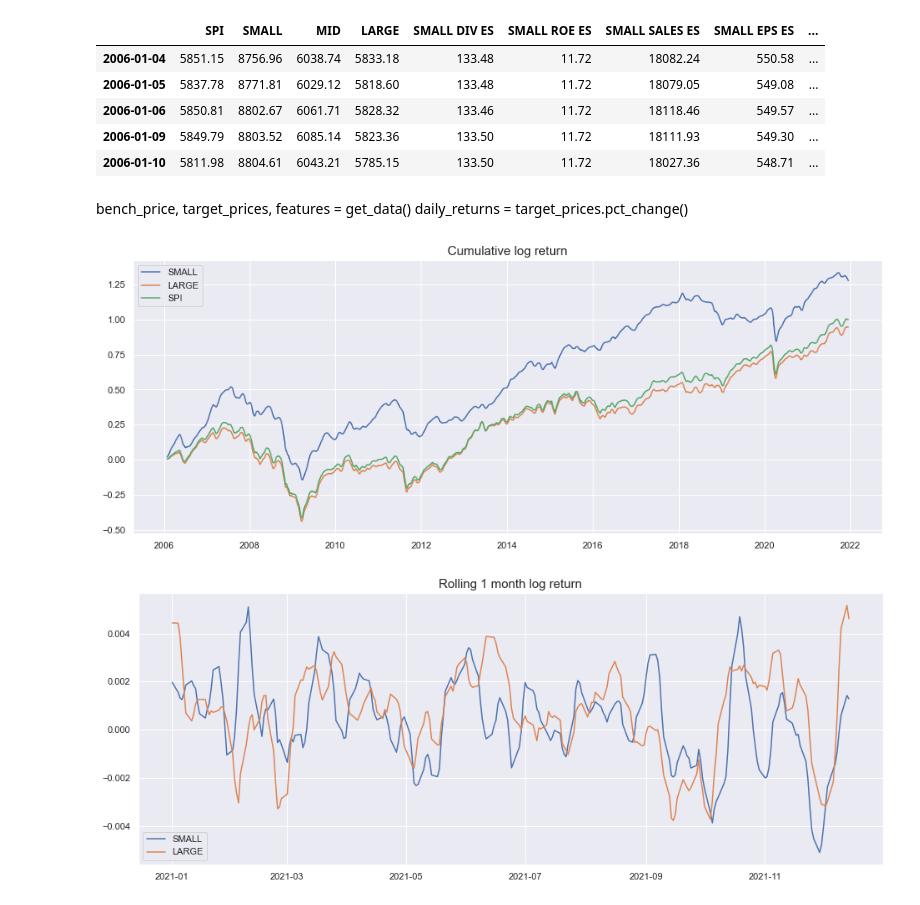
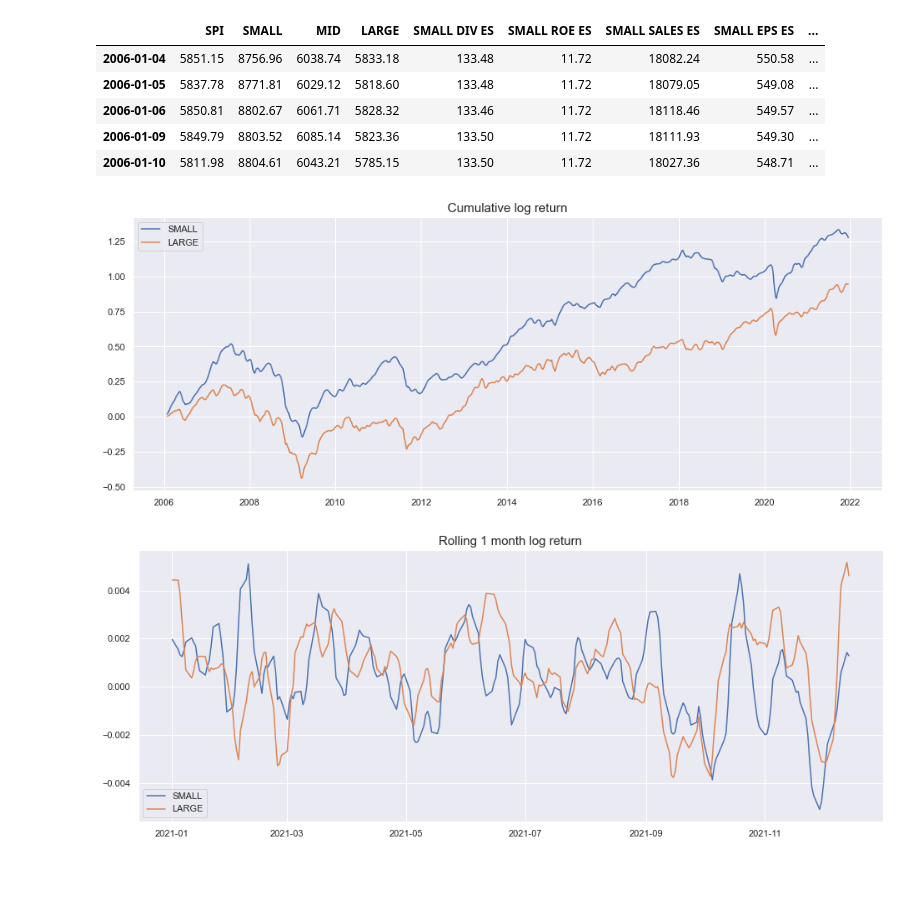
Before and after one commit to lacoupe/BCVS, a Jupyter notebook: SW/size/size.ipynb, the cells around one changed output. Drawn from its saved outputs; the diff is of its cells as text; code cells hidden in the pictures; blank space fills up the shorter version.

```diff
--- a/SW/size/size.ipynb
+++ b/SW/size/size.ipynb
@@ -22,17 +22,17 @@ data.head()
 | 2006-01-06 | 5850.81 | 8802.67 | 6061.71 | 5828.32 | 133.46 | 11.72 | 18118.46 | 549.57 | ... |
 | 2006-01-09 | 5849.79 | 8803.52 | 6085.14 | 5823.36 | 133.50 | 11.72 | 18111.93 | 549.30 | ... |
 | 2006-01-10 | 5811.98 | 8804.61 | 6043.21 | 5785.15 | 133.50 | 11.72 | 18027.36 | 548.71 | ... |
-# %% [markdown]
-bench_price, target_prices, features = get_data()
-daily_returns = target_prices.pct_change()
+# %%
+bench_price, target_prices, features, features_stationary = get_data()
+daily_returns = target_prices.pct_change()
 # %%
 fig, ax = plt.subplots(figsize=(16,6))
-data_plot = np.log((pd.concat([target_prices, bench_price.rename('SPI')], axis=1).pct_change() + 1).cumprod().rolling(20).mean())
+data_plot = np.log((target_prices.pct_change() + 1).cumprod().rolling(20).mean())
 sns.lineplot(data=data_plot, dashes=False)
 plt.title('Cumulative log return', fontsize=15)
 plt.show()
 # %% [output]
-[figure, old version]
+[figure, new version]
 # %%
 fig, ax = plt.subplots(figsize=(16,6))
 data_plot = target_prices.rolling(5).apply(lambda x: np.log(x[-1] / x[0])/ len(x)).rolling(5).mean()
```
Also changed, not shown: parts of 9 cells of this notebook, 9 other files.
